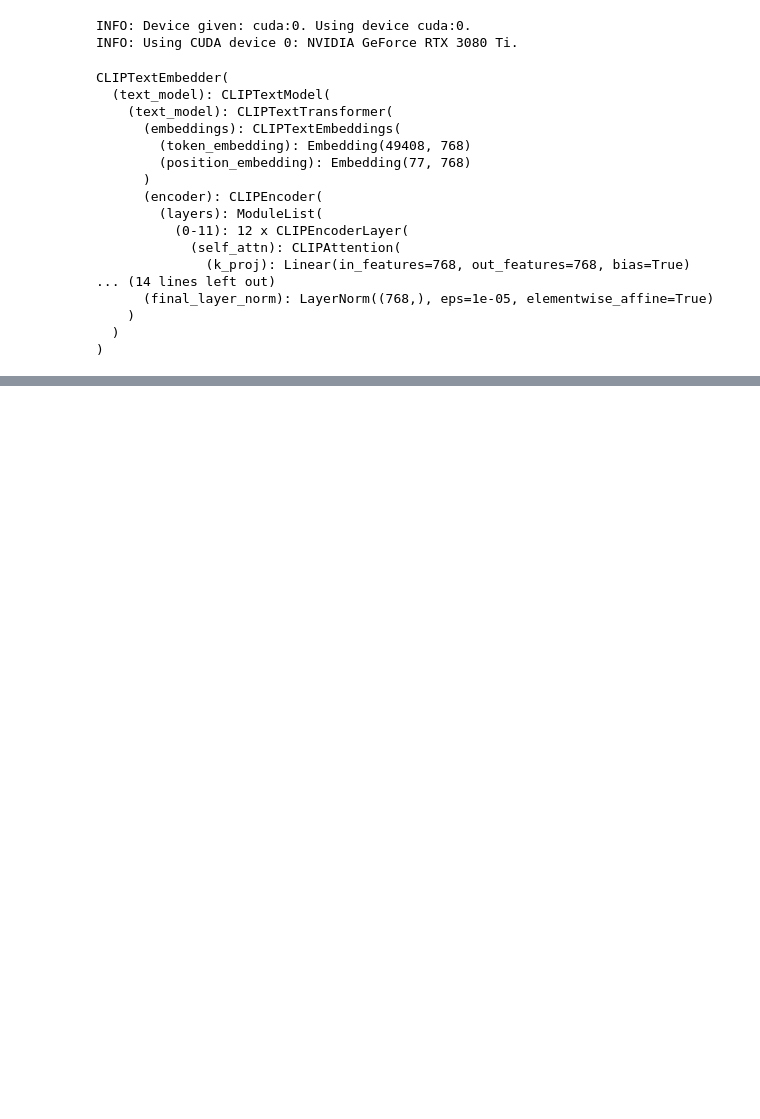
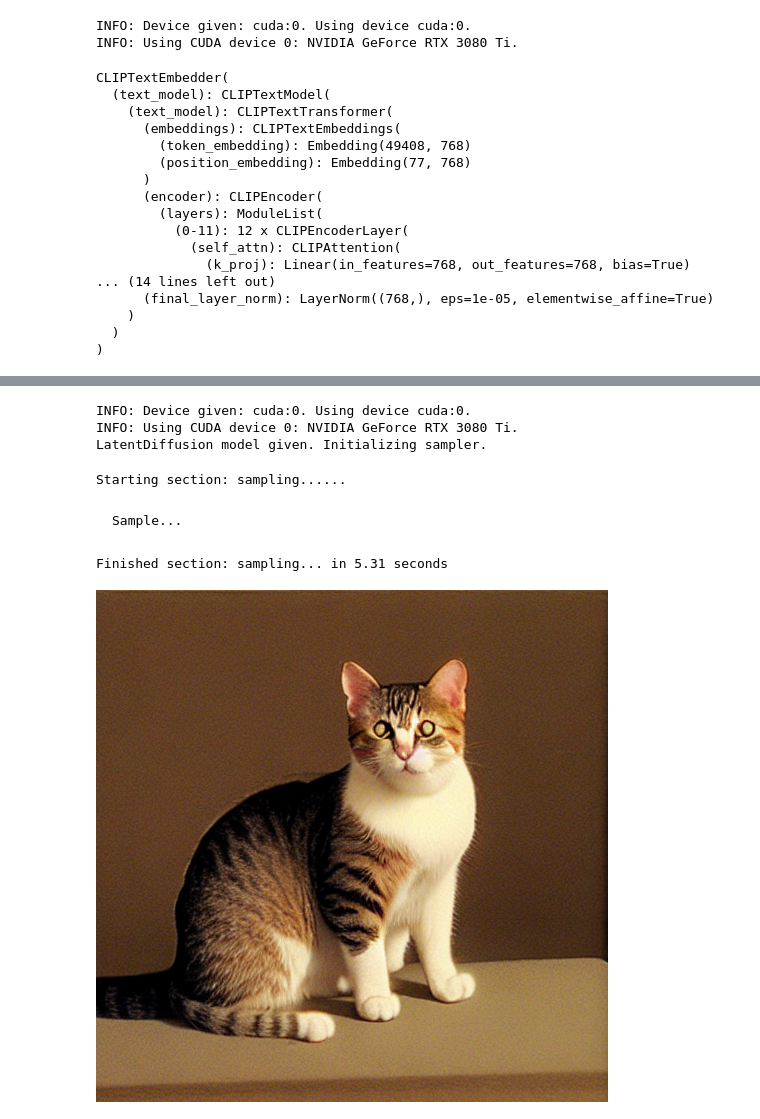
Before and after one commit to kk-digital/kcg-ml-sd1p4, a Jupyter notebook: notebooks/stable_diffusion_inference_pipeline-explained.ipynb, the cells around one changed output, grey strips where cells are left out. Saved outputs shown, nothing was run; the diff lists cells and outputs as text; code cells hidden in the pictures; blank space fills up the shorter version.

```diff
--- a/notebooks/stable_diffusion_inference_pipeline-explained.ipynb
+++ b/notebooks/stable_diffusion_inference_pipeline-explained.ipynb
@@ -578,0 +433,3 @@ dict
+# %%
+with section('model state loading'):
+    missing_keys, extra_keys = latent_diffusion.load_state_dict(stable_diffusion_checkpoint, strict=False)
@@ -578,0 +455,15 @@ dict
+# %%
+stable_diffusion = StableDiffusion(device=DEVICE, model = latent_diffusion, ddim_steps = 20)
+# %% [output]
+INFO: Device given: cuda:0. Using device cuda:0.
+INFO: Using CUDA device 0: NVIDIA GeForce RTX 3080 Ti.
+LatentDiffusion model given. Initializing sampler.
+# %%
+prompt = 'A cat'
+# %%
+with section('sampling...'):
+    image_tensor = stable_diffusion.generate_images(prompt = prompt, seed = 1)
+# %% [output]
+Starting section: sampling......
+Sample...
+Finished section: sampling... in 5.31 seconds
@@ -578,0 +472,4 @@ dict
+# %%
+to_pil(image_tensor.squeeze())
+# %% [output]
+[figure, added]
```
Also changed, not shown: parts of 100 cells of this notebook.
